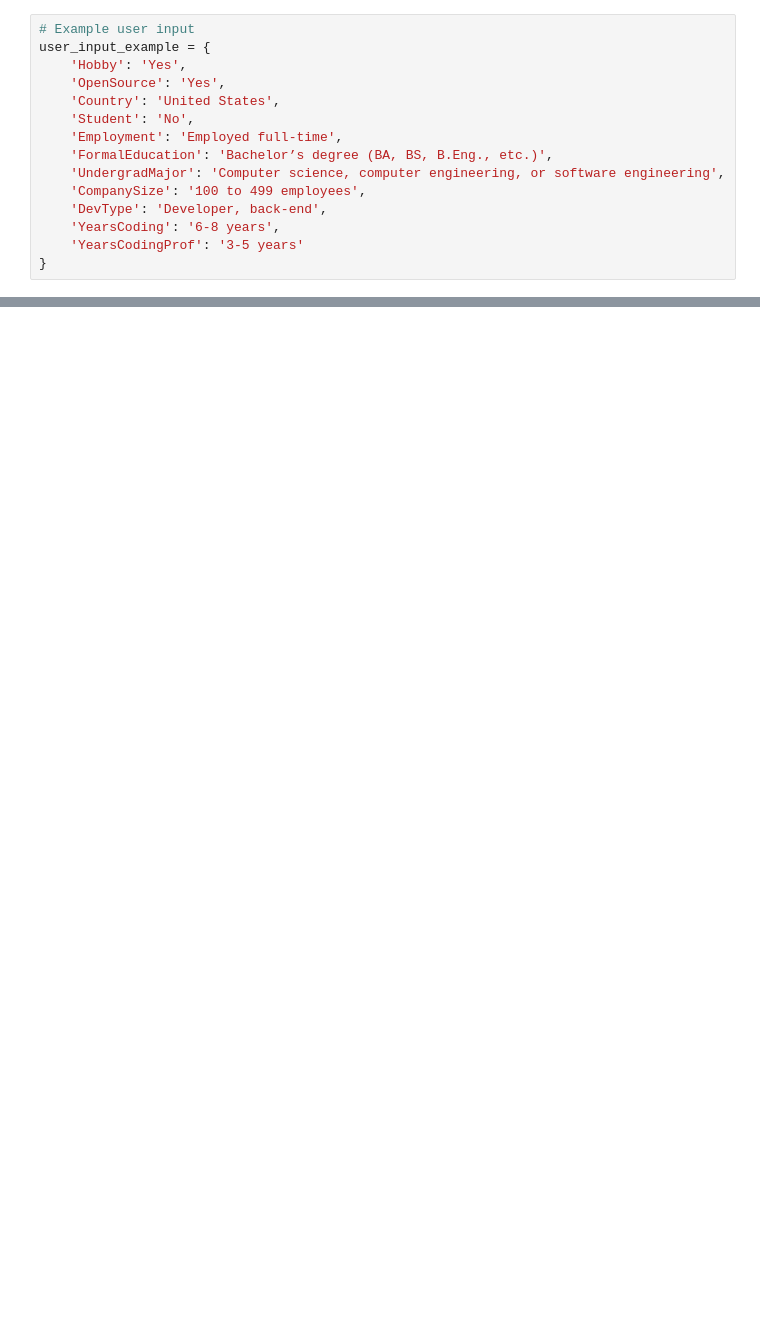
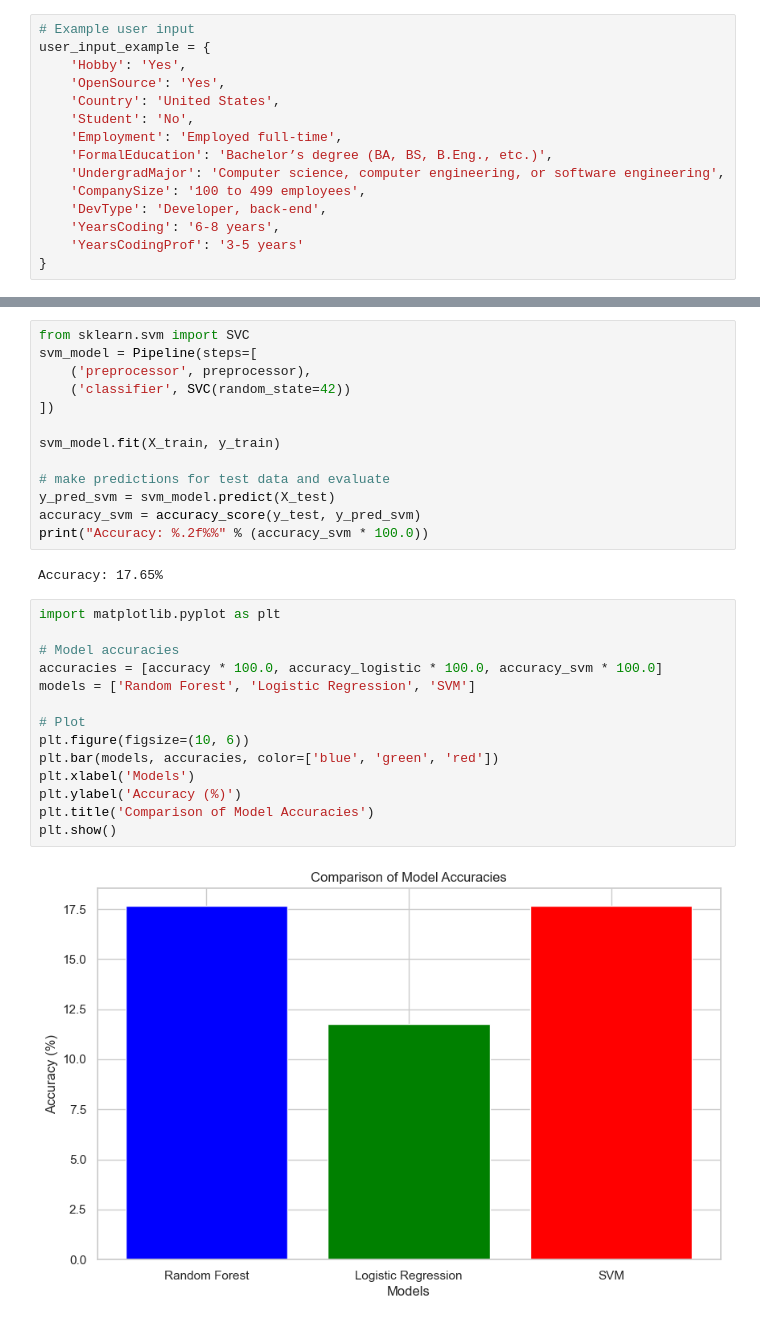
Before and after one commit to recodehive/Stackoverflow-Analysis, a Jupyter notebook: Job Satisfaction Analysis/JobSatisfaction.ipynb, the cells around one changed output, grey strips where cells are left out. Drawn from its saved outputs; the diff is of its cells as text; blank space fills up the shorter version.

Commit message:
Including other models
Adding other models along with random forest using the same pipeline and dat

```diff
--- a/Job Satisfaction Analysis/JobSatisfaction.ipynb
+++ b/Job Satisfaction Analysis/JobSatisfaction.ipynb
@@ -339,0 +374,31 @@ Predicted Job Satisfaction: [['Moderately satisfied']]
+# %%
+from sklearn.svm import SVC
+svm_model = Pipeline(steps=[
+    ('preprocessor', preprocessor),
+    ('classifier', SVC(random_state=42))
+])
+
+svm_model.fit(X_train, y_train)
+
+# make predictions for test data and evaluate
+y_pred_svm = svm_model.predict(X_test)
+accuracy_svm = accuracy_score(y_test, y_pred_svm)
+print("Accuracy: %.2f%%" % (accuracy_svm * 100.0))
+# %% [output]
+Accuracy: 17.65%
+# %%
+import matplotlib.pyplot as plt
+
+# Model accuracies
+accuracies = [accuracy * 100.0, accuracy_logistic * 100.0, accuracy_svm * 100.0]
+models = ['Random Forest', 'Logistic Regression', 'SVM']
+
+# Plot
+plt.figure(figsize=(10, 6))
+plt.bar(models, accuracies, color=['blue', 'green', 'red'])
+plt.xlabel('Models')
+plt.ylabel('Accuracy (%)')
+plt.title('Comparison of Model Accuracies')
+plt.show()
+# %% [output]
+[figure, added]
```
Also changed, not shown: parts of 5 cells of this notebook.
